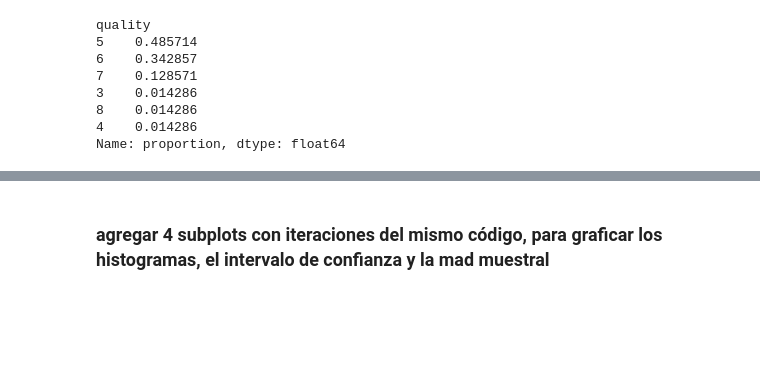
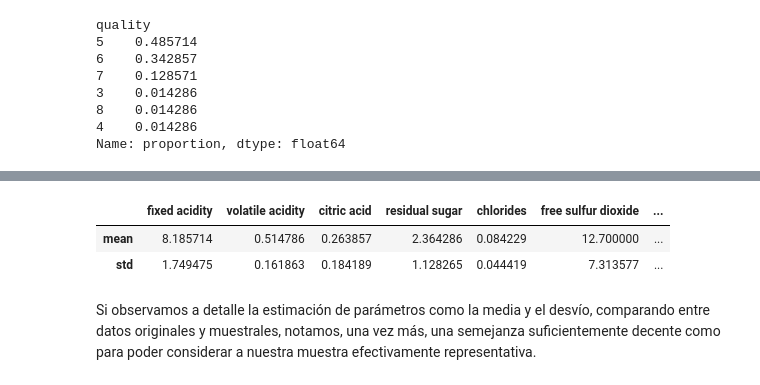
Before and after one commit to valentinarias-dtsc/inferencia_estadistica_tp2, a Jupyter notebook: punto_1.ipynb, the cells around one changed output, grey strips where cells are left out. Drawn from its saved outputs; the diff is of its cells as text; code cells hidden in the pictures; blank space fills up the shorter version.

```diff
--- a/punto_1.ipynb
+++ b/punto_1.ipynb
@@ -63 +68,10 @@ Observando las proporciones originales y las de la muestra, podemos afirmar que
+# %%
+# Media y desvío de cada variable numérica de la muestra
+sample.describe().loc[['mean', 'std'], :]
+# %% [output]
+|  | fixed acidity | volatile acidity | citric acid | residual sugar | chlorides | free sulfur dioxide | ... |
+| mean | 8.185714 | 0.514786 | 0.263857 | 2.364286 | 0.084229 | 12.700000 | ... |
+| std | 1.749475 | 0.161863 | 0.184189 | 1.128265 | 0.044419 | 7.313577 | ... |
+# %% [markdown]
+Si observamos a detalle la estimación de parámetros como la media y el desvío, comparando entre datos originales y muestrales, notamos, una vez más, una semejanza suficientemente decente como para poder considerar a nuestra muestra efectivamente representativa.
 # %%
@@ -68,6 +84,4 @@ bs_mad = np.empty(B)
 for i in range(B):
     bs_sample =  sample.sample(n=n, replace=True)
     bs_mad[i] = MAD(bs_sample['pH'])
-# %% [markdown]
-### agregar 4 subplots con iteraciones del mismo código, para graficar los histogramas, el intervalo de confianza y la mad muestral
 # %%
```
Also changed, not shown: parts of 15 cells of this notebook.
